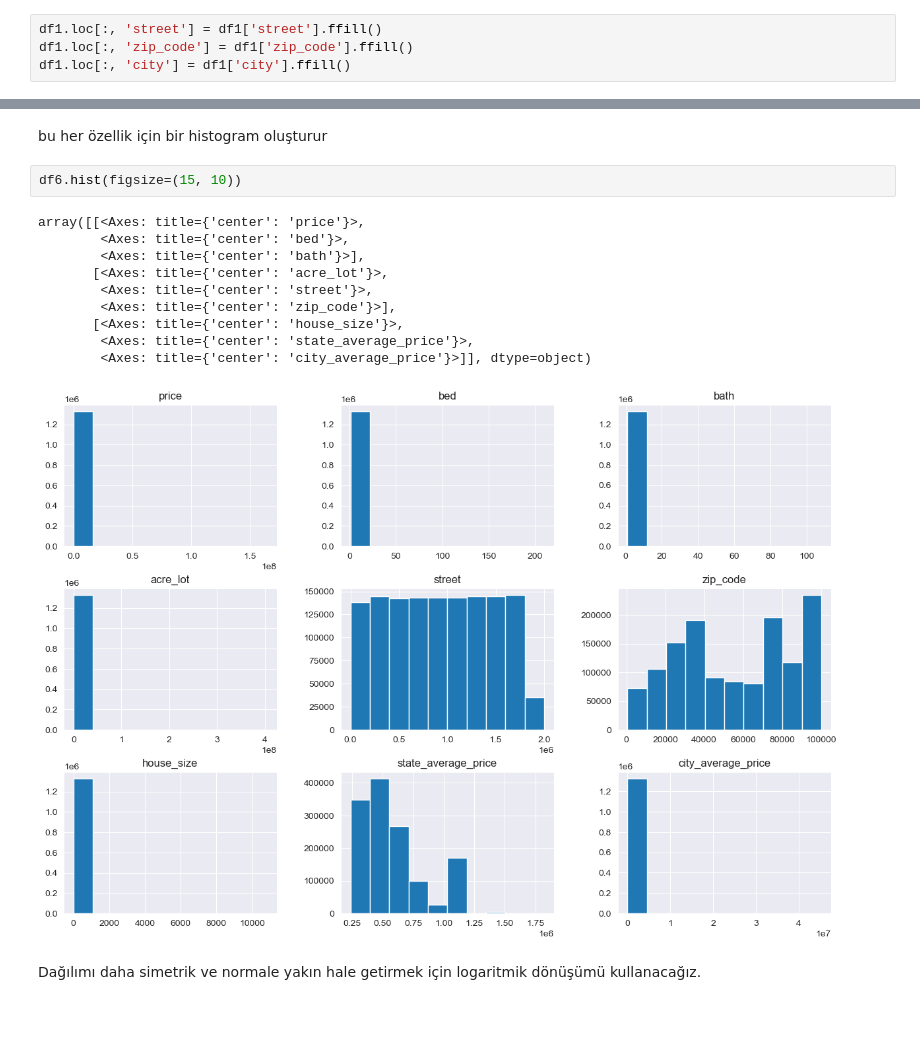
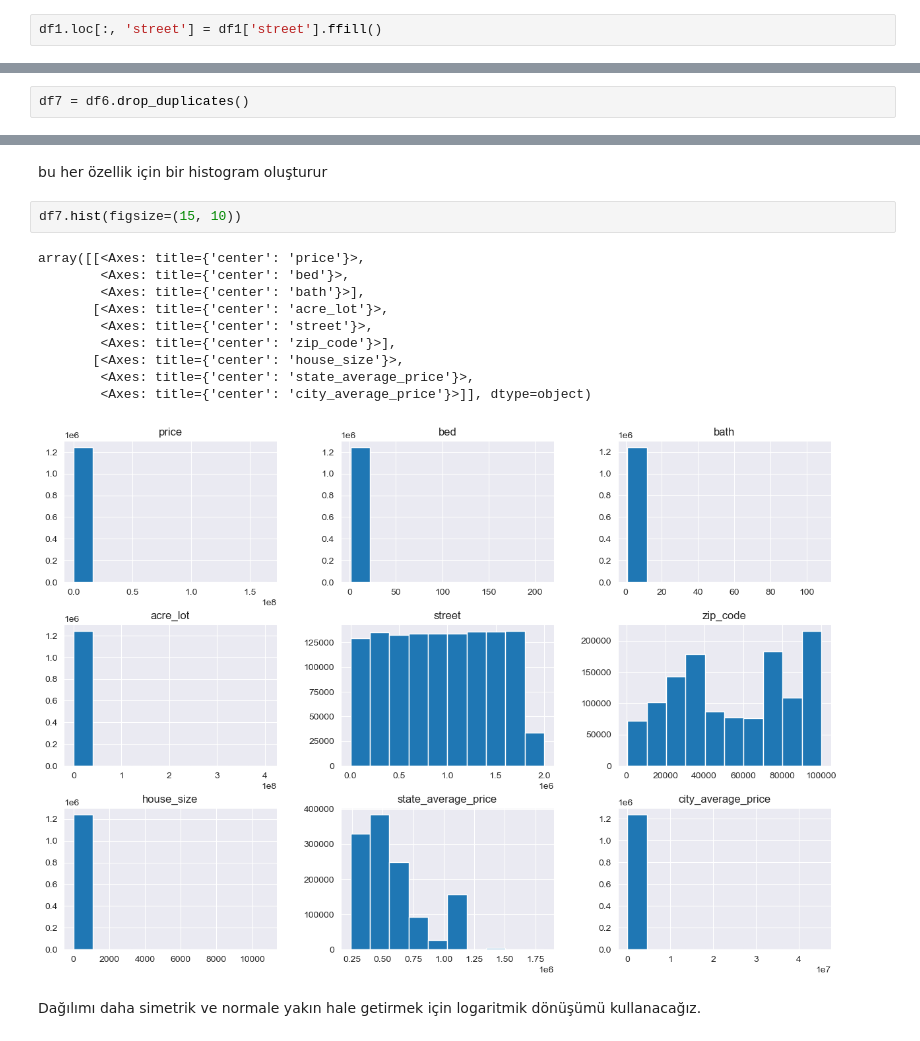
Before and after one commit to AmrWalidi/house-price-prediction-, a Jupyter notebook: house_price_prediction.ipynb, the cells around one changed output, grey strips where cells are left out. Saved outputs shown, nothing was run; the diff lists cells and outputs as text.

```diff
--- a/house_price_prediction.ipynb
+++ b/house_price_prediction.ipynb
@@ -102,8 +102,6 @@ Eksik sokak değerleri için, öncelikle veri setini il ve şehre göre düzenle
 df1 = df1.sort_values(by=['state', 'city'])
 # %%
 df1.loc[:, 'street'] = df1['street'].ffill()
-df1.loc[:, 'zip_code'] = df1['zip_code'].ffill()
-df1.loc[:, 'city'] = df1['city'].ffill()
 # %%
 df1.isnull().sum()
 # %% [output]
@@ -174,6 +172,8 @@ Veri setinden il ve şehir dize değerlerini kaldıracağız
 df6.drop(['state', 'city'], axis=1, inplace=True)
 # %% [markdown]
 bu ısı haritası her özellik kombinasyonu için veri korelasyon değerini gösterir, değer ne kadar yüksekse bir özellik diğer bir özellik ile o kadar fazla korelasyona sahiptir
+# %%
+df7 = df6.drop_duplicates()
 # %%
 import seaborn as sns
 import matplotlib.pyplot as plt
@@ -186,18 +186,18 @@ sns.heatmap(df6.corr(), annot=True, cmap="YlGnBu")
 # %% [markdown]
 bu her özellik için bir histogram oluşturur
 # %%
-df6.hist(figsize=(15, 10))
+df7.hist(figsize=(15, 10))
 # %% [output]
 array([[<Axes: title={'center': 'price'}>,
         <Axes: title={'center': 'bed'}>,
         <Axes: title={'center': 'bath'}>],
        [<Axes: title={'center': 'acre_lot'}>,
         <Axes: title={'center': 'street'}>,
         <Axes: title={'center': 'zip_code'}>],
        [<Axes: title={'center': 'house_size'}>,
         <Axes: title={'center': 'state_average_price'}>,
         <Axes: title={'center': 'city_average_price'}>]], dtype=object)
-[figure, old version]
+[figure, new version]
 # %% [markdown]
 Dağılımı daha simetrik ve normale yakın hale getirmek için logaritmik dönüşümü kullanacağız.
 # %%
```
Also changed, not shown: parts of 11 cells of this notebook.
